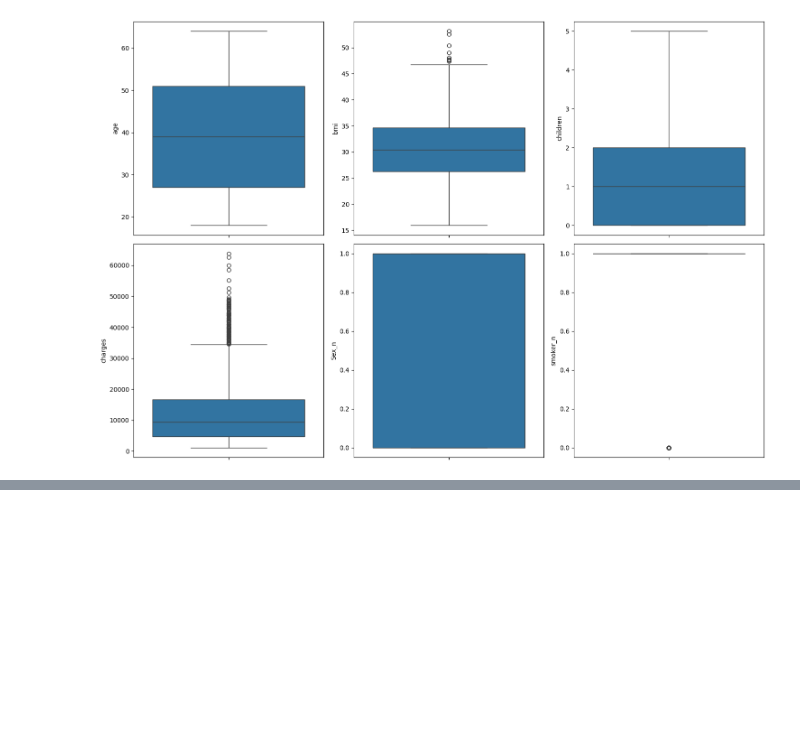
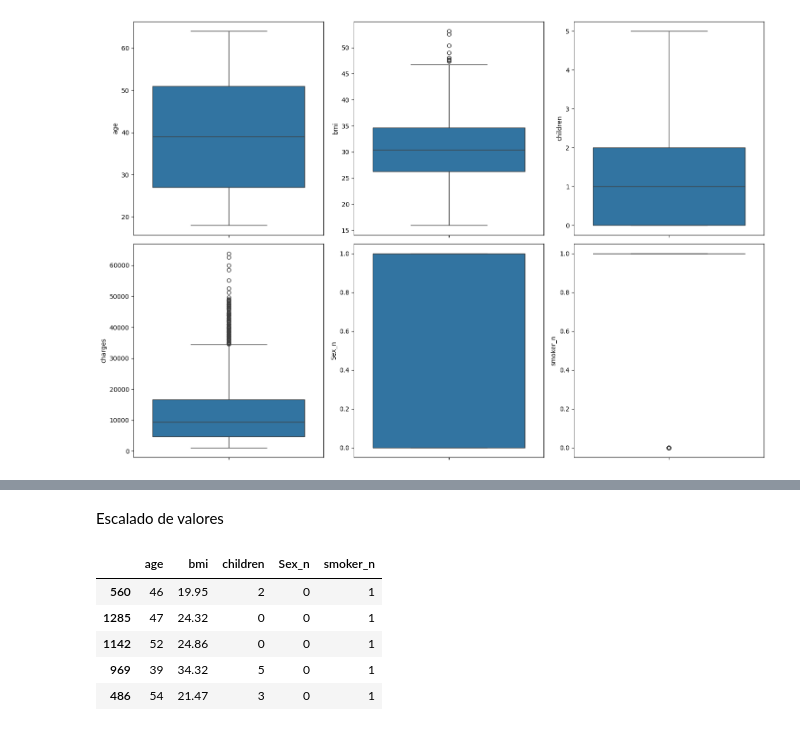
Before and after one commit to emilceinfante/Regresion_Lineal, a Jupyter notebook: explore 2.ipynb, the cells around one changed output, grey strips where cells are left out. Cells and saved outputs as stored; diff of their text form; code cells hidden in the pictures; blank space fills up the shorter version.

```diff
--- a/explore 2.ipynb
+++ b/explore 2.ipynb
@@ -236,0 +298,21 @@ plt.show()
+# %% [markdown]
+Escalado de valores
+# %%
+from sklearn.model_selection import train_test_split
+
+num_variables = ["age", "bmi", "children","Sex_n", "smoker_n"]
+
+# Dividimos el conjunto de datos en muestras de train y test
+X = dataset_seg.drop("charges", axis = 1)[num_variables]
+y = dataset_seg["charges"]
+
+X_train, X_test, y_train, y_test = train_test_split(X, y, test_size = 0.2, random_state = 42)
+
+X_train.head()
+# %% [output]
+|  | age | bmi | children | Sex_n | smoker_n |
+| 560 | 46 | 19.95 | 2 | 0 | 1 |
+| 1285 | 47 | 24.32 | 0 | 0 | 1 |
+| 1142 | 52 | 24.86 | 0 | 0 | 1 |
+| 969 | 39 | 34.32 | 5 | 0 | 1 |
+| 486 | 54 | 21.47 | 3 | 0 | 1 |
```
Also changed, not shown: parts of 16 cells of this notebook, 2 other files.
